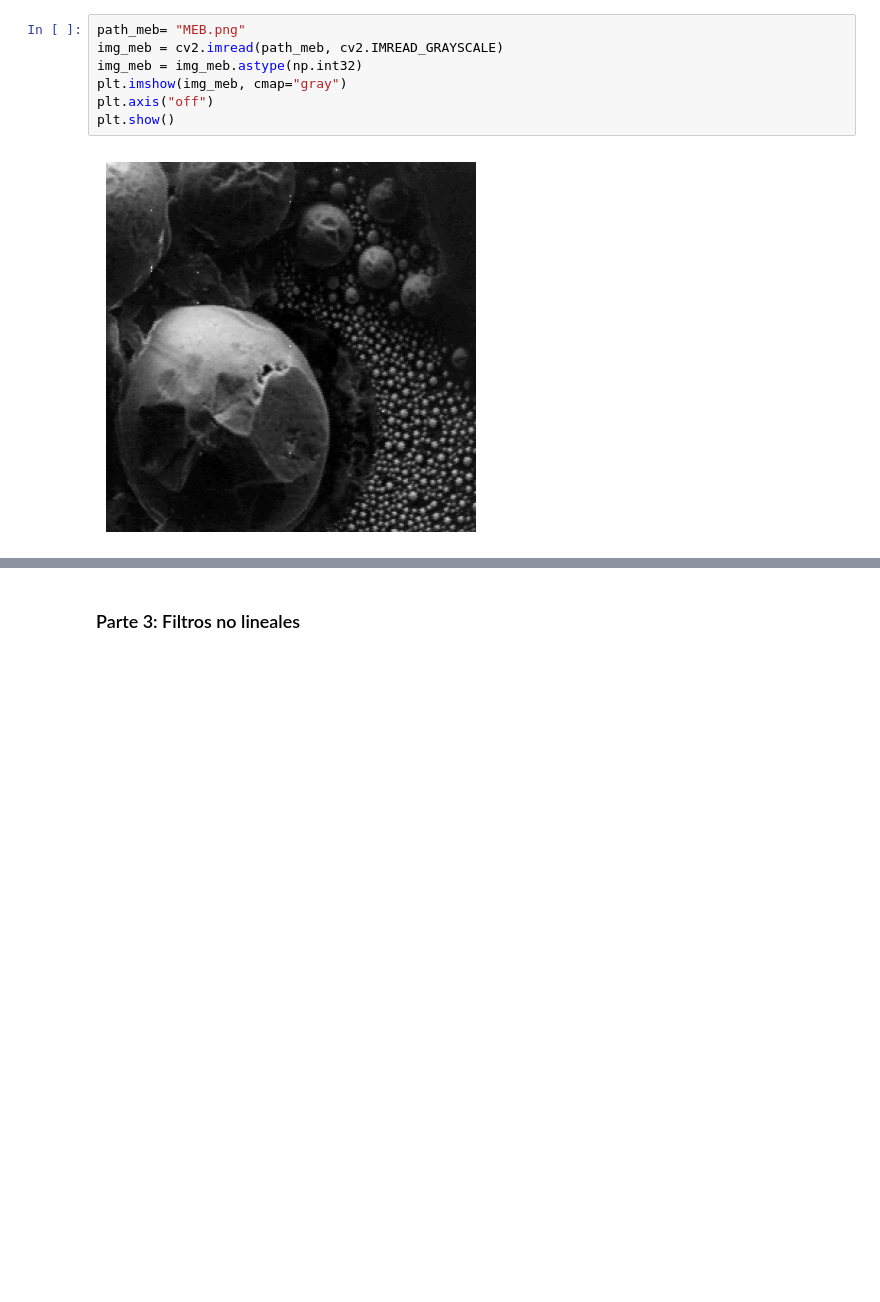
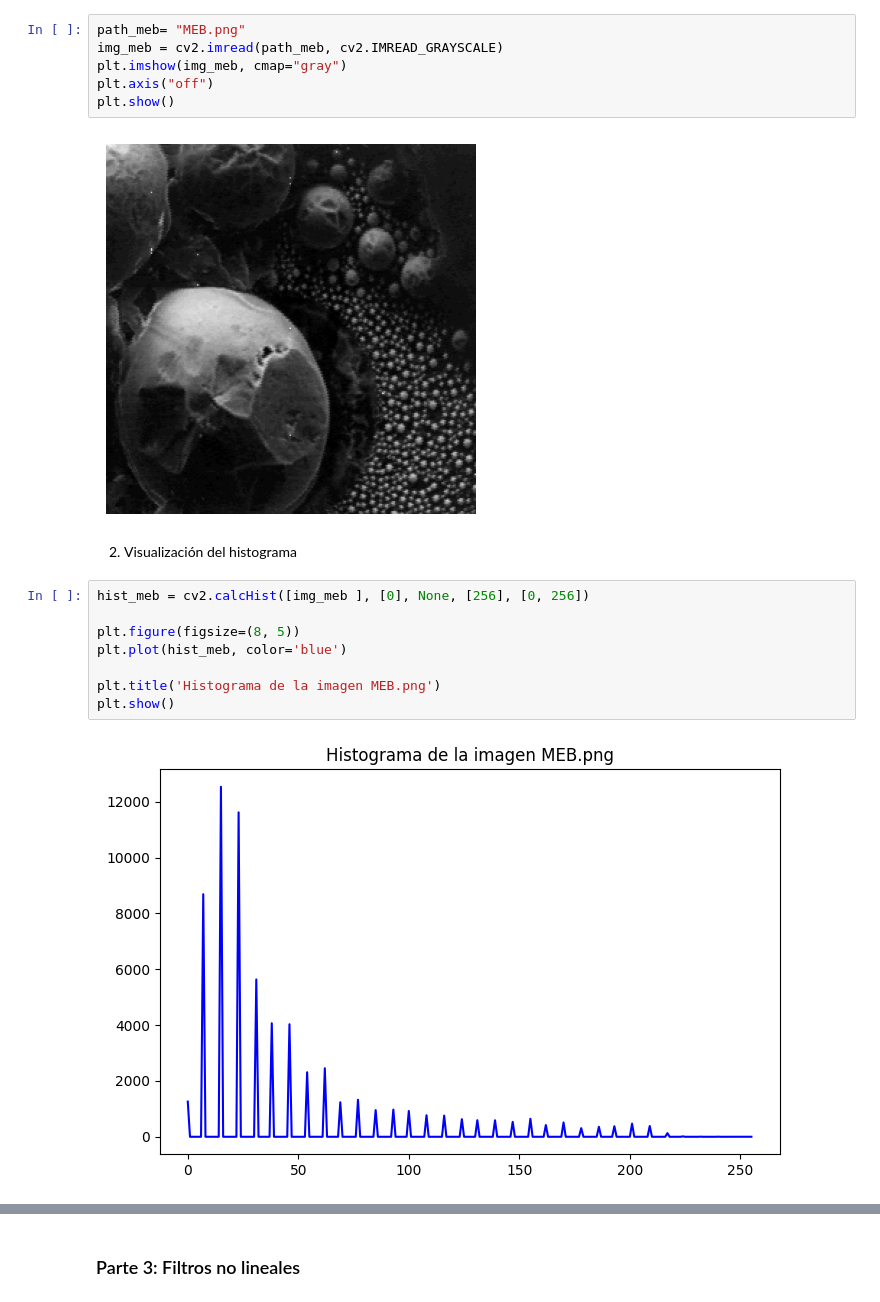
Before and after one commit to Jssoff/Taller_5_I-M, a Jupyter notebook: Briceño_Garay_Taller 5/Taller_5.ipynb, the cells around one changed output, grey strips where cells are left out. Drawn from its saved outputs; the diff is of its cells as text; blank space fills up the shorter version.

```diff
--- a/Briceño_Garay_Taller 5/Taller_5.ipynb
+++ b/Briceño_Garay_Taller 5/Taller_5.ipynb
@@ -14,9 +18,20 @@ from skimage.filters import sobel_h, sobel_v, sobel,prewitt_h, prewitt_v, prewit
 # %%
 path_meb= "MEB.png"
 img_meb = cv2.imread(path_meb, cv2.IMREAD_GRAYSCALE)
-img_meb = img_meb.astype(np.int32)
 plt.imshow(img_meb, cmap="gray")
 plt.axis("off")
 plt.show()
 # %% [output]
 [figure]
+# %% [markdown]
+2. Visualización del histograma
+# %%
+hist_meb = cv2.calcHist([img_meb ], [0], None, [256], [0, 256])
+
+plt.figure(figsize=(8, 5))
+plt.plot(hist_meb, color='blue')
+
+plt.title('Histograma de la imagen MEB.png')
+plt.show()
+# %% [output]
+[figure, added]
```
Also changed, not shown: parts of 20 cells of this notebook.
